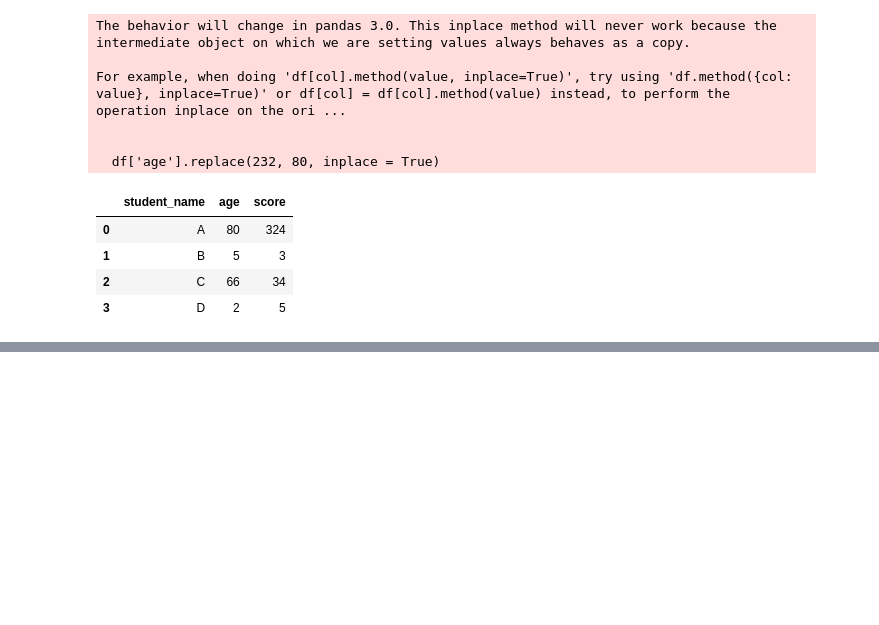
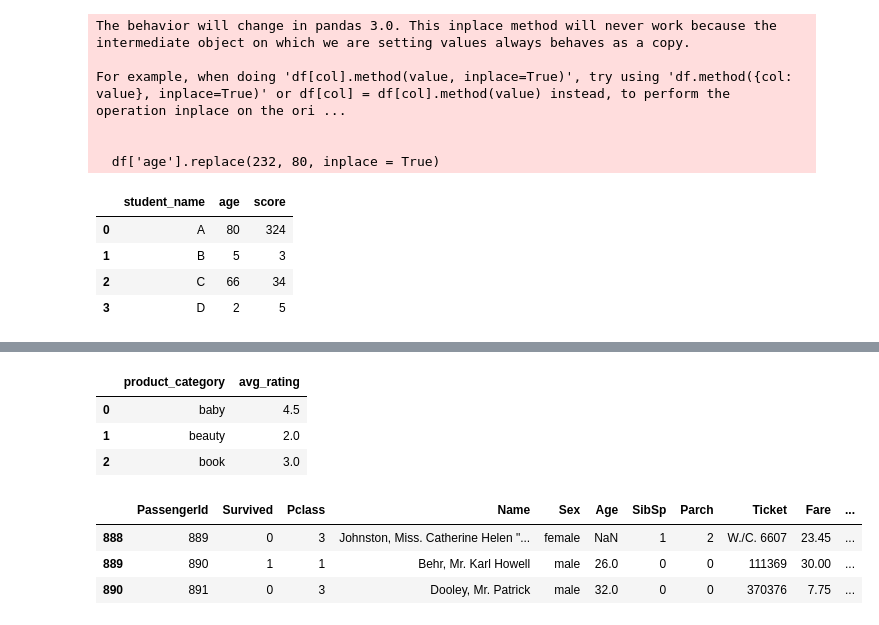
Before and after one commit to srikanth15650/test, a Jupyter notebook: numpy_and_pandas.ipynb, the cells around one changed output, grey strips where cells are left out. Saved outputs shown, nothing was run; the diff lists cells and outputs as text; code cells hidden in the pictures; blank space fills up the shorter version.

```diff
--- a/numpy_and_pandas.ipynb
+++ b/numpy_and_pandas.ipynb
@@ -633,0 +677,8 @@ For example, when doing 'df[col].method(value, inplace=True)', try using 'df.met
+# %%
+avg_rating_summary.rename(columns = {'rating' : 'avg_rating'}, inplace = True)
+avg_rating_summary
+# %% [output]
+|  | product_category | avg_rating |
+| 0 | baby | 4.5 |
+| 1 | beauty | 2.0 |
+| 2 | book | 3.0 |
@@ -633,0 +692,7 @@ For example, when doing 'df[col].method(value, inplace=True)', try using 'df.met
+# %%
+titanic_b
+# %% [output]
+|  | PassengerId | Survived | Pclass | Name | Sex | Age | SibSp | Parch | Ticket | Fare | ... |
+| 888 | 889 | 0 | 3 | Johnston, Miss. Catherine Helen "... | female | NaN | 1 | 2 | W./C. 6607 | 23.45 | ... |
+| 889 | 890 | 1 | 1 | Behr, Mr. Karl Howell | male | 26.0 | 0 | 0 | 111369 | 30.00 | ... |
+| 890 | 891 | 0 | 3 | Dooley, Mr. Patrick | male | 32.0 | 0 | 0 | 370376 | 7.75 | ... |
```
Also changed, not shown: parts of 21 cells of this notebook.
